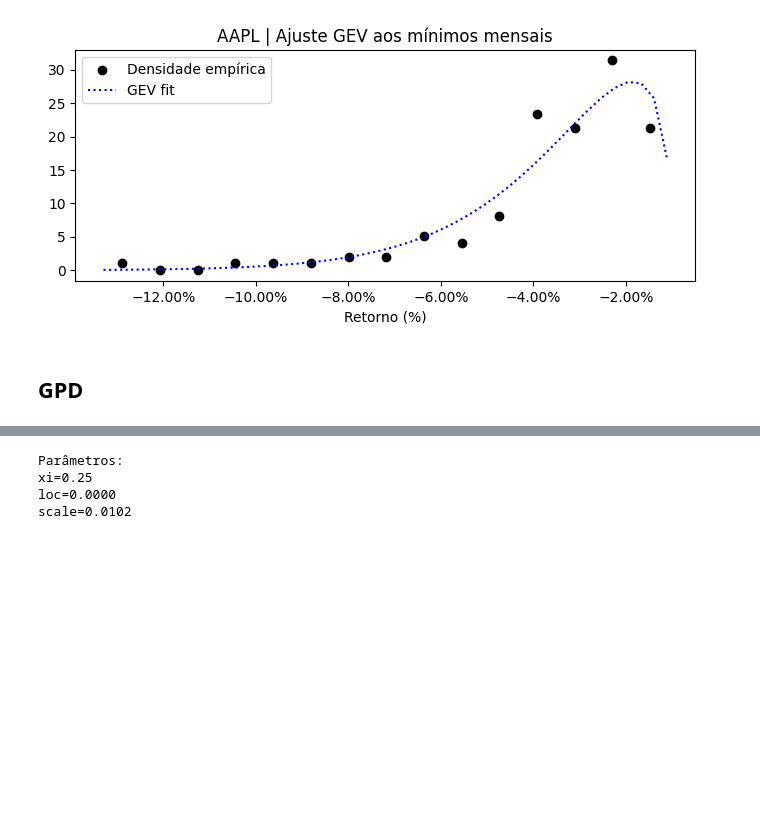
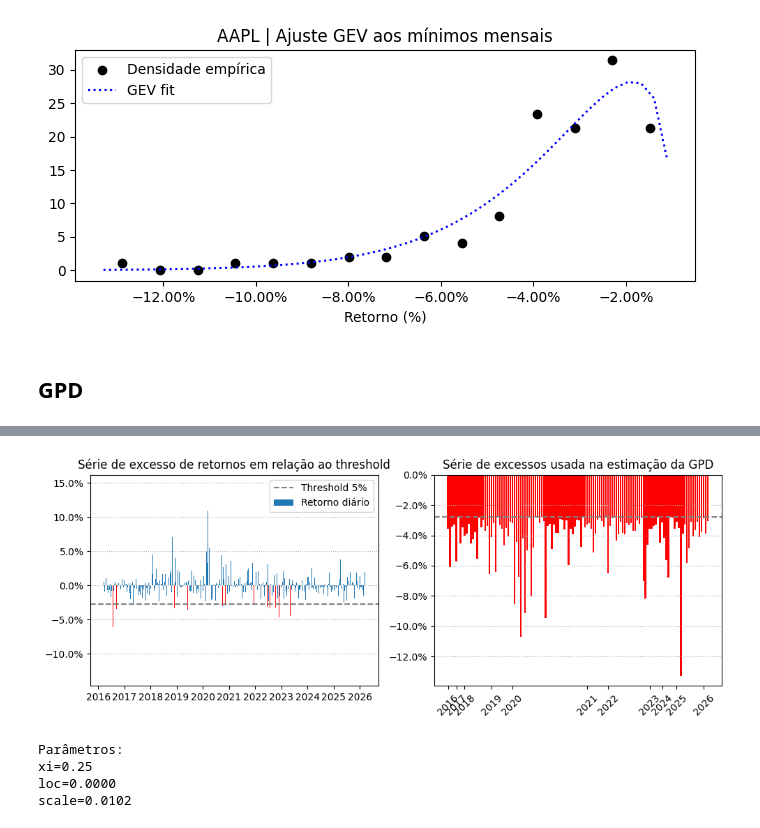
Before and after one commit to asdmalizia/masters, a Jupyter notebook: Estudo orientado/TVE para retornos.ipynb, the cells around one changed output, grey strips where cells are left out. Cells and saved outputs as stored; diff of their text form; code cells hidden in the pictures; blank space fills up the shorter version.

```diff
--- a/Estudo orientado/Exercício TVE.ipynb
+++ b/Estudo orientado/TVE para retornos.ipynb
@@ -250,0 +197,19 @@ Name: Close, dtype: float64
+# %%
+thresholds = np.arange(0.01, 0.11, 0.01)
+threshold_values = np.quantile(series, thresholds)
+obs_below = [(series < t).sum() for t in threshold_values]
+df_thresholds = pd.DataFrame({
+    'Threshold (%)': thresholds * 100,
+    'Threshold value (%)': threshold_values*100,
+    'Obs below': obs_below
+})
+print(df_thresholds)
+
+alpha_t = 0.05
+threshold_10 = np.quantile(series, alpha_t)
+exceedances = threshold_10 - series[series < threshold_10]
+
+# print(f"{alpha_t:.0%} threshold: {threshold_10:.2%}")
+# print(f'Quantidade de observações extremas: {exceedances.shape[0]}')
+
+# exceedances.head()
@@ -251,3 +228,35 @@ Name: Close, dtype: float64
+# %%
+fig, ax = plt.subplots(1,2,figsize=(10,4))
+
+bar_colors = ['red' if v < threshold_10 else 'C0' for v in series]
+ax[0].bar(series.index, series.mul(100), width=1.0, color=bar_colors, label='Retorno diário')
+ax[0].axhline(threshold_10*100, color='gray', linestyle='--', label='Threshold {:.0%}'.format(alpha_t))
+ax[0].yaxis.set_major_formatter( mtick.PercentFormatter())
+ax[0].grid(axis='y', linestyle=':')
+ax[0].legend()
+ax[0].set_title('Série de excesso de retornos em relação ao threshold')
+
+ticks, labels = [], []
+years = exceedances.sort_index().index.year
+for y in sorted(years.unique()):
+    idx = np.where(years == y)[0][0]
+    ticks.append(idx)
+    labels.append(str(y))
+
+ax[1].bar(np.arange(len(exceedances)), series[series < threshold_10].sort_index()*100, color='red', label='Excessos')
+ax[1].set_xticks(ticks)
+ax[1].set_xticklabels(labels, rotation=45)
+ax[1].axhline(threshold_10*100, color='gray', linestyle='--', label=f'Threshold {alpha_t:.0%}')
+ax[1].yaxis.set_major_formatter(mtick.PercentFormatter())
+ax[1].grid(axis='y', linestyle=':')
+ax[1].set_title('Série de excessos usada na estimação da GPD')
+
+fig.tight_layout()
+plot_count+=1
+plt.savefig(r"C:\Users\aless\Documents\Mestrado\PUC\Tese\propostas\EO\plot{}.png".format(plot_count))
+plt.show()
+# %% [output]
+[figure, added]
 # %%
 xi, loc, beta = genpareto.fit(exceedances, floc=0)
 y_gpd = genpareto.pdf((threshold_10 - x[x < threshold_10]), xi, loc=loc, scale=beta)
```
Also changed, not shown: parts of 29 cells of this notebook, 1 other file.
